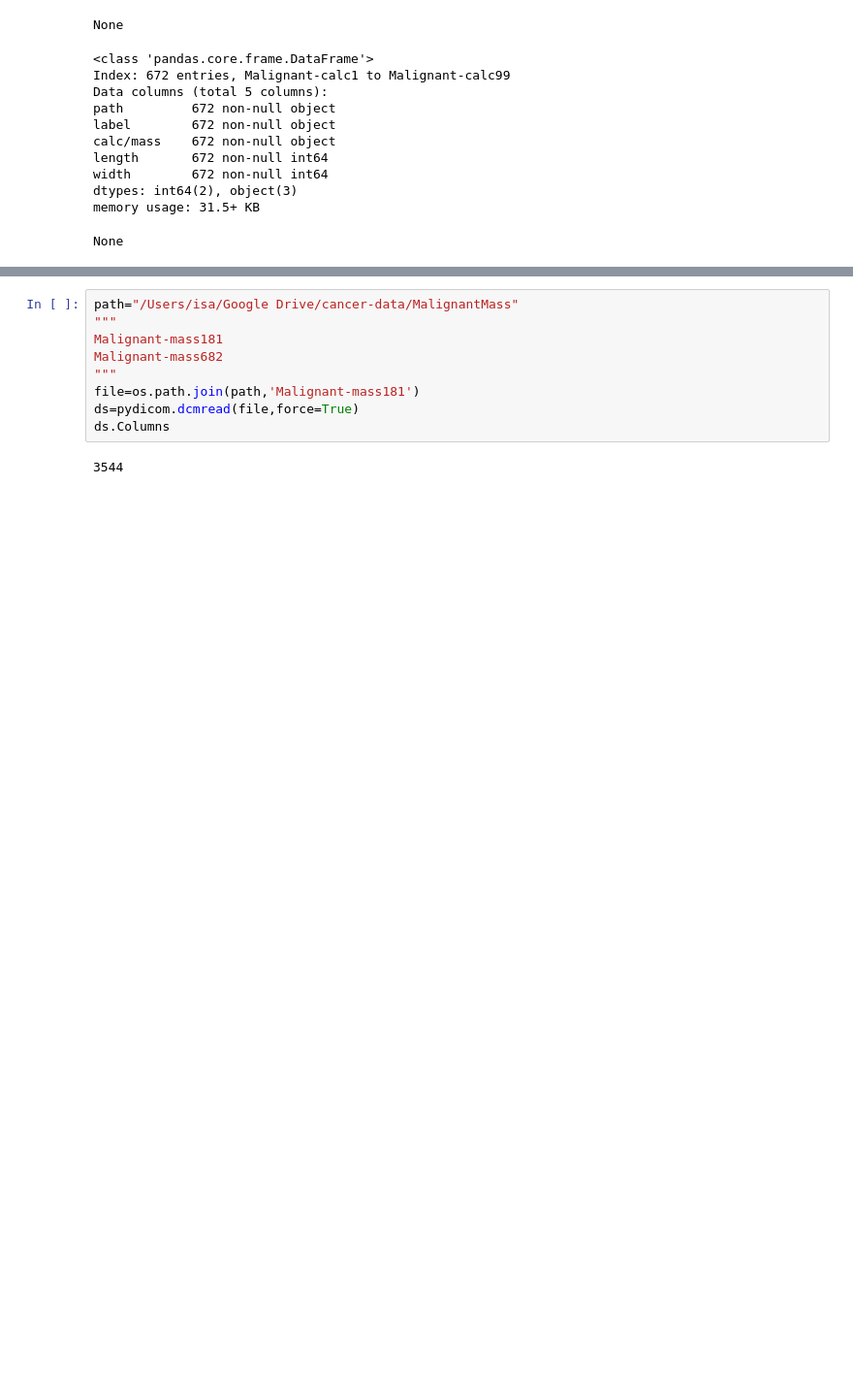
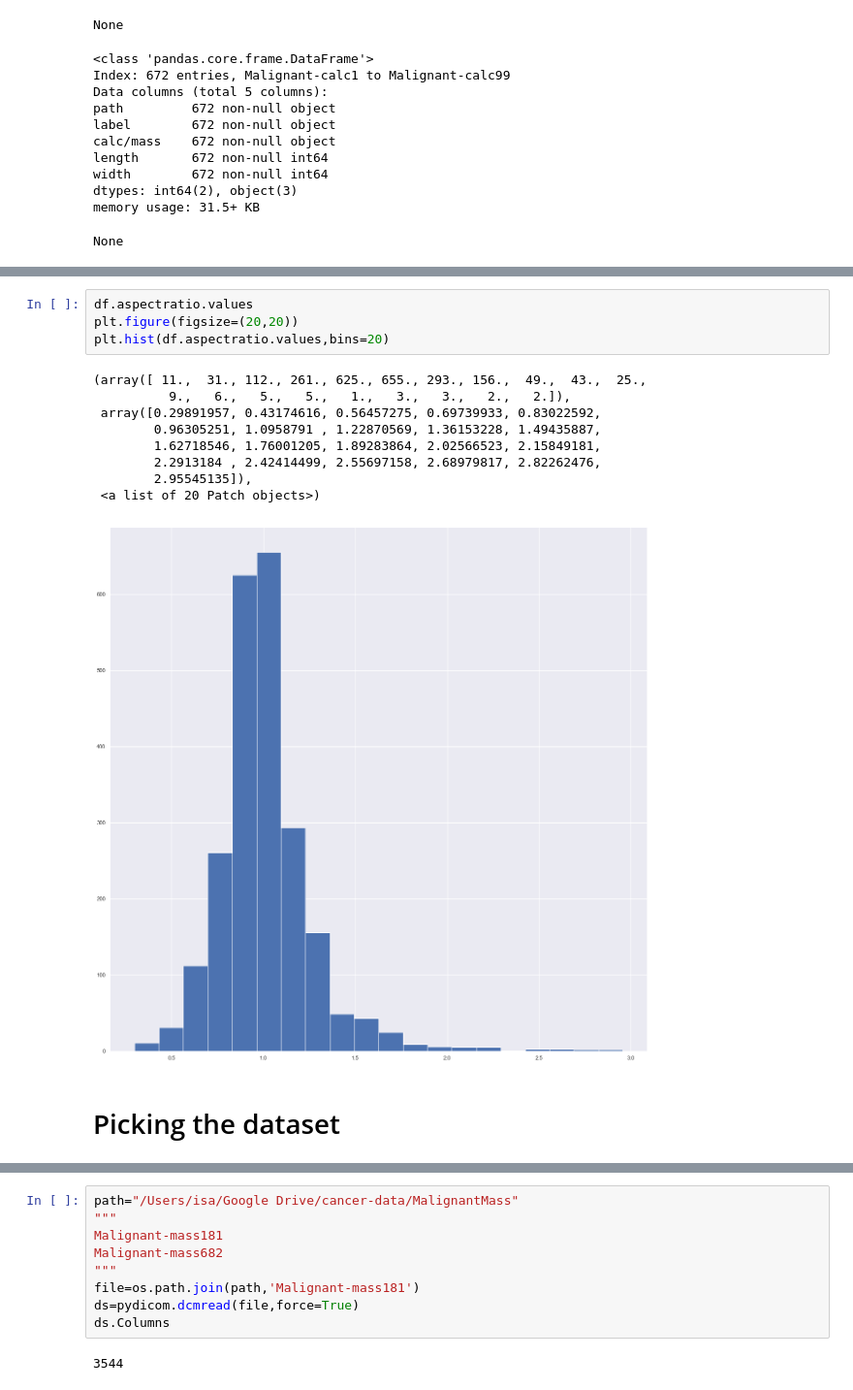
Before and after one commit to isados/breast-cancer-screening, a Jupyter notebook: check.ipynb, the cells around one changed output, grey strips where cells are left out. Shown at 97% size. Saved outputs shown, nothing was run; the diff lists cells and outputs as text; blank space fills up the shorter version.

```diff
--- a/check.ipynb
+++ b/check.ipynb
@@ -164,0 +205,16 @@ sns.jointplot(x=sel.length.values,y=sel.width.values,kind='kde',color='k')
+# %%
+df.aspectratio.values
+plt.figure(figsize=(20,20))
+plt.hist(df.aspectratio.values,bins=20)
+# %% [output]
+(array([ 11.,  31., 112., 261., 625., 655., 293., 156.,  49.,  43.,  25.,
+          9.,   6.,   5.,   5.,   1.,   3.,   3.,   2.,   2.]),
+ array([0.29891957, 0.43174616, 0.56457275, 0.69739933, 0.83022592,
+        0.96305251, 1.0958791 , 1.22870569, 1.36153228, 1.49435887,
+        1.62718546, 1.76001205, 1.89283864, 2.02566523, 2.15849181,
+        2.2913184 , 2.42414499, 2.55697158, 2.68979817, 2.82262476,
+        2.95545135]),
+ <a list of 20 Patch objects>)
+[figure, added]
+# %% [markdown]
+# Picking the dataset
```
Also changed, not shown: parts of 16 cells of this notebook, 2 other files.
